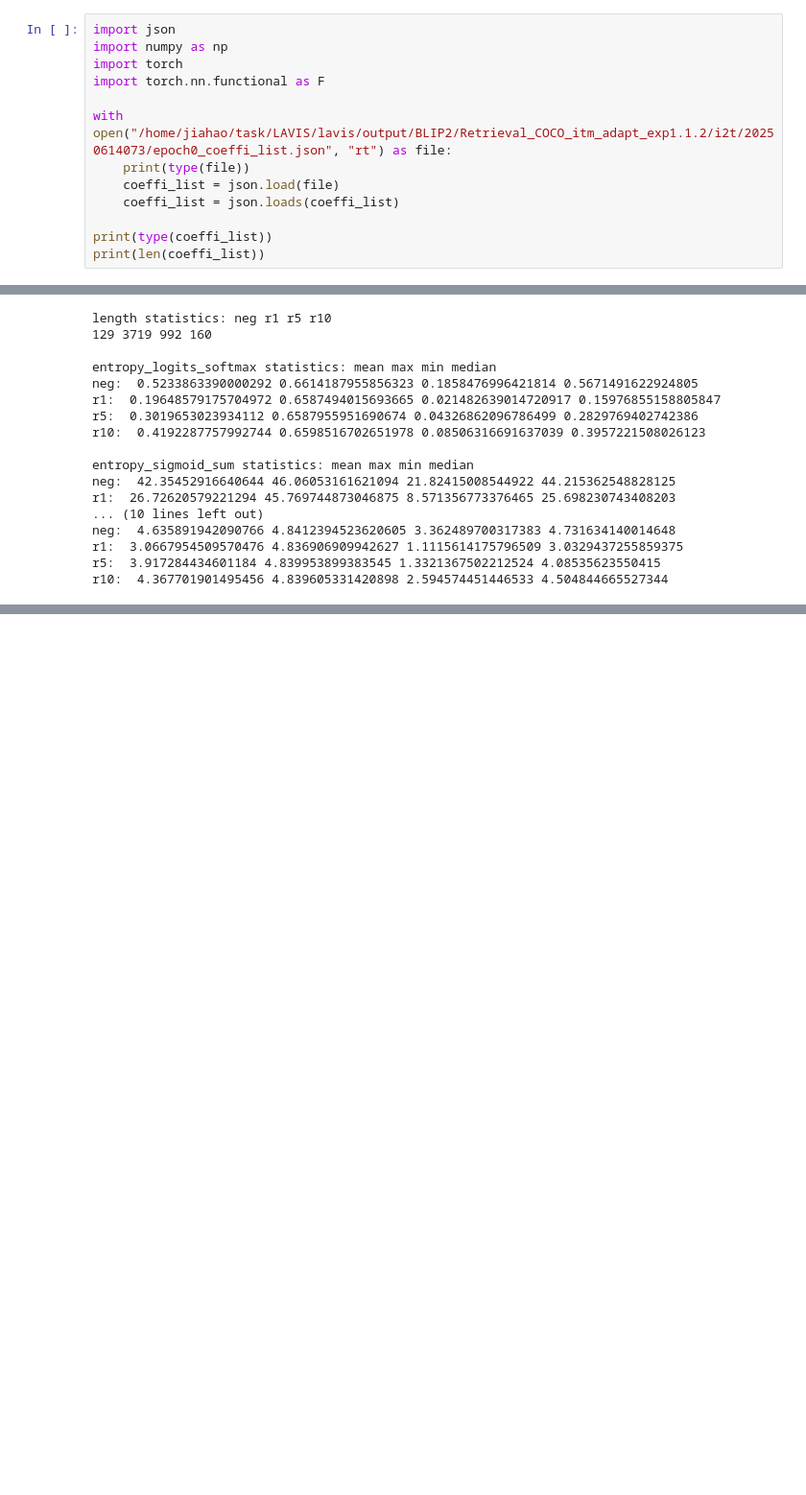
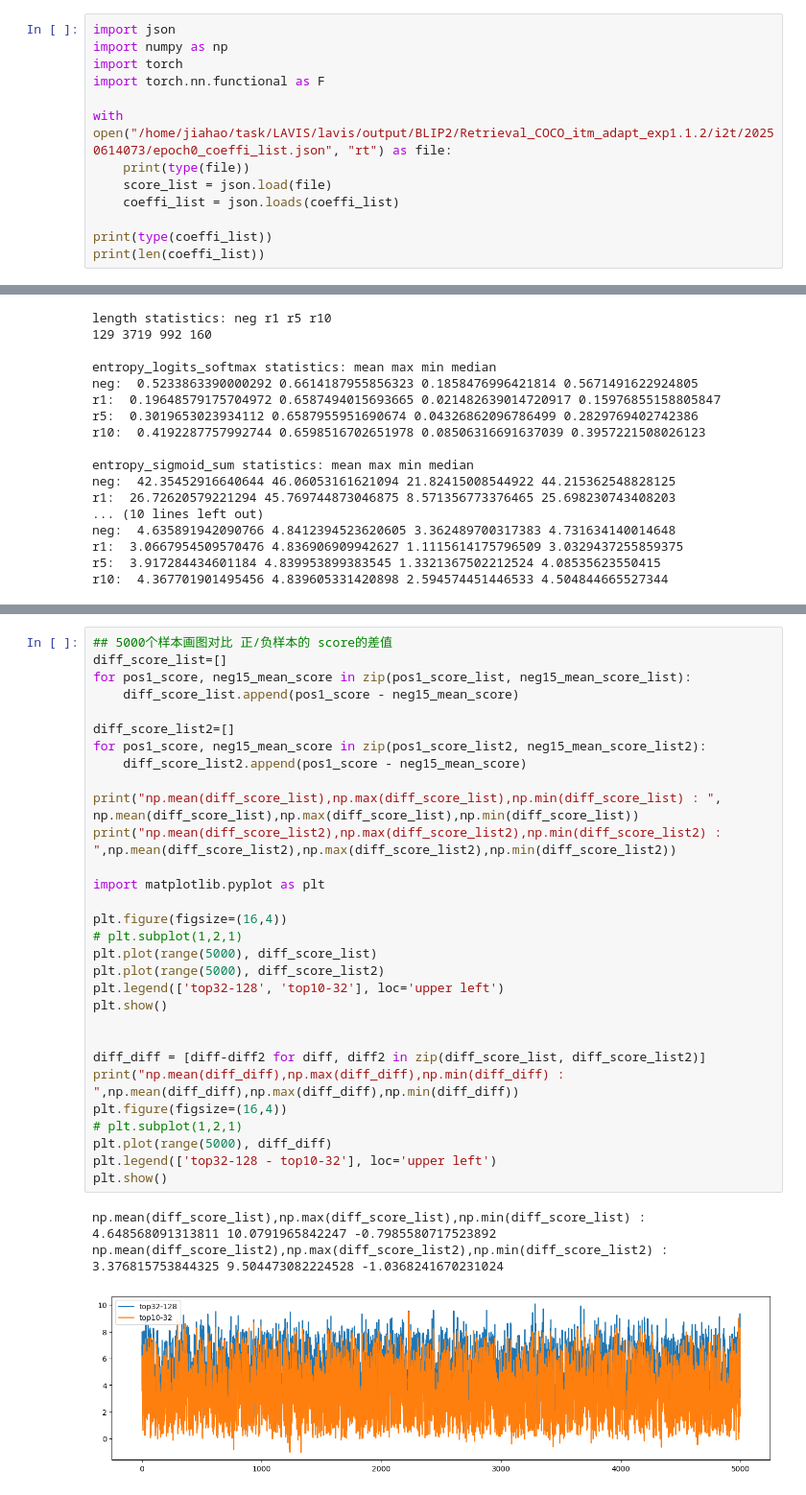
Before and after one commit to nkuzjh/LAVIS, a Jupyter notebook: debug_experiments_statistic_analysis.ipynb, the cells around one changed output, grey strips where cells are left out. Shown at 96% size. Drawn from its saved outputs; the diff is of its cells as text; blank space fills up the shorter version.

```diff
--- a/debug_experiments_statistic_analysis.ipynb
+++ b/debug_experiments_statistic_analysis.ipynb
@@ -1167,7 +1167,7 @@ import torch.nn.functional as F
 
 with open("/home/jiahao/task/LAVIS/lavis/output/BLIP2/Retrieval_COCO_itm_adapt_exp1.1.2/i2t/20250614073/epoch0_coeffi_list.json", "rt") as file:
     print(type(file))
-    coeffi_list = json.load(file)
+    score_list = json.load(file)
     coeffi_list = json.loads(coeffi_list)
 
 print(type(coeffi_list))
@@ -1712,0 +2345,34 @@ r10:  4.367701901495456 4.839605331420898 2.594574451446533 4.504844665527344
+# %%
+## 5000个样本画图对比 正/负样本的 score的差值
+diff_score_list=[]
+for pos1_score, neg15_mean_score in zip(pos1_score_list, neg15_mean_score_list):
+    diff_score_list.append(pos1_score - neg15_mean_score)
+
+diff_score_list2=[]
+for pos1_score, neg15_mean_score in zip(pos1_score_list2, neg15_mean_score_list2):
+    diff_score_list2.append(pos1_score - neg15_mean_score)
+
+print("np.mean(diff_score_list),np.max(diff_score_list),np.min(diff_score_list) : ", np.mean(diff_score_list),np.max(diff_score_list),np.min(diff_score_list))
+print("np.mean(diff_score_list2),np.max(diff_score_list2),np.min(diff_score_list2) : ",np.mean(diff_score_list2),np.max(diff_score_list2),np.min(diff_score_list2))
+
+import matplotlib.pyplot as plt
+
+plt.figure(figsize=(16,4))
+# plt.subplot(1,2,1)
+plt.plot(range(5000), diff_score_list)
+plt.plot(range(5000), diff_score_list2)
+plt.legend(['top32-128', 'top10-32'], loc='upper left')
+plt.show()
+
+
+diff_diff = [diff-diff2 for diff, diff2 in zip(diff_score_list, diff_score_list2)]
+print("np.mean(diff_diff),np.max(diff_diff),np.min(diff_diff) : ",np.mean(diff_diff),np.max(diff_diff),np.min(diff_diff))
+plt.figure(figsize=(16,4))
+# plt.subplot(1,2,1)
+plt.plot(range(5000), diff_diff)
+plt.legend(['top32-128 - top10-32'], loc='upper left')
+plt.show()
+# %% [output]
+np.mean(diff_score_list),np.max(diff_score_list),np.min(diff_score_list) :  4.648568091313811 10.0791965842247 -0.7985580717523892
+np.mean(diff_score_list2),np.max(diff_score_list2),np.min(diff_score_list2) :  3.376815753844325 9.504473082224528 -1.0368241670231024
+[figure, added]
```
Also changed, not shown: parts of 50 cells of this notebook, 6 other files.
